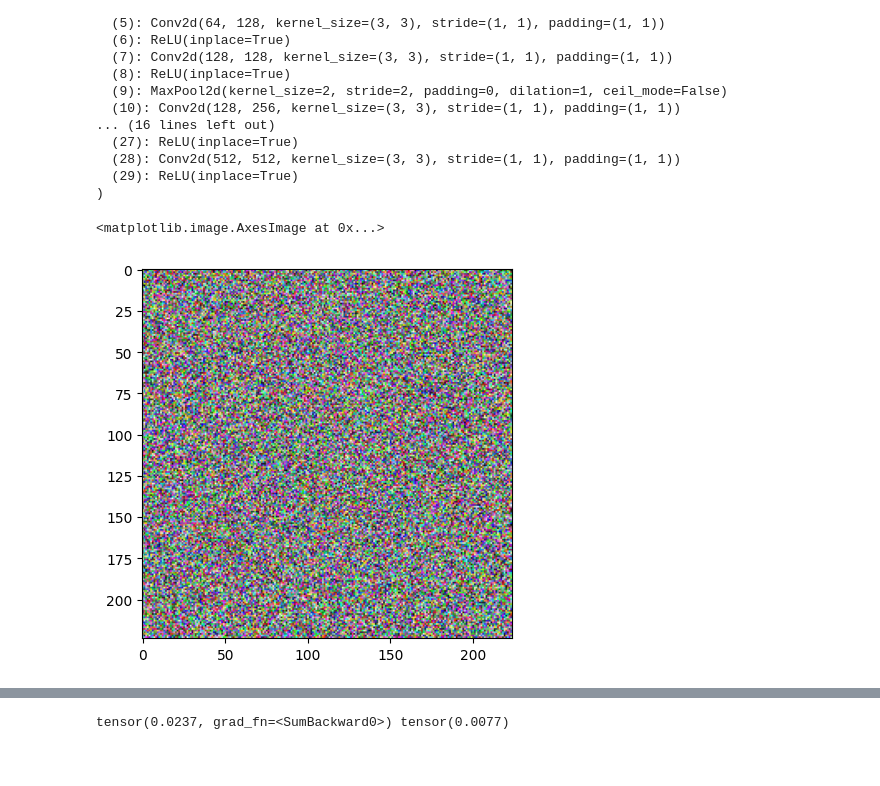
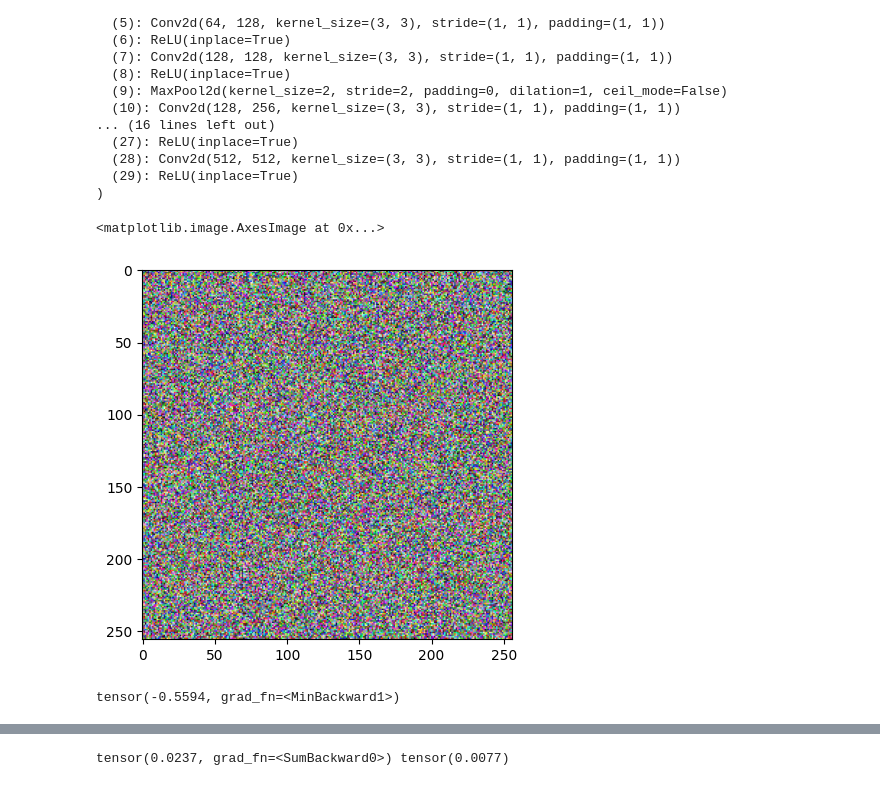
Before and after one commit to bredisrising/ImageGenerators, a Jupyter notebook: neural_style_transfer.ipynb, the cells around one changed output, grey strips where cells are left out. Cells and saved outputs as stored; diff of their text form; code cells hidden in the pictures.

```diff
--- a/neural_style_transfer.ipynb
+++ b/neural_style_transfer.ipynb
@@ -46,11 +46,11 @@ Sequential(
 )
 # %%
 # content replication
-noise = torch.rand((3, 224, 224))
+noise = torch.rand((3, 256, 256))
 noise.requires_grad = True
 plt.imshow(noise.permute(1,2,0).detach().numpy())
 # %% [output]
 <matplotlib.image.AxesImage at 0x...>
-[figure, old version]
+[figure, new version]
 # %%
 # content?
@@ -58,2 +58,6 @@ content_feature_output = vgg_model.features[:11](content_image)
 # %%
 averaged_fortnite = content_feature_output.mean(dim=0).detach()
+# %%
+content_feature_output[5].min()
+# %% [output]
+tensor(-0.5594, grad_fn=<MinBackward1>)
```
Also changed, not shown: parts of 22 cells of this notebook, 7 other files.
